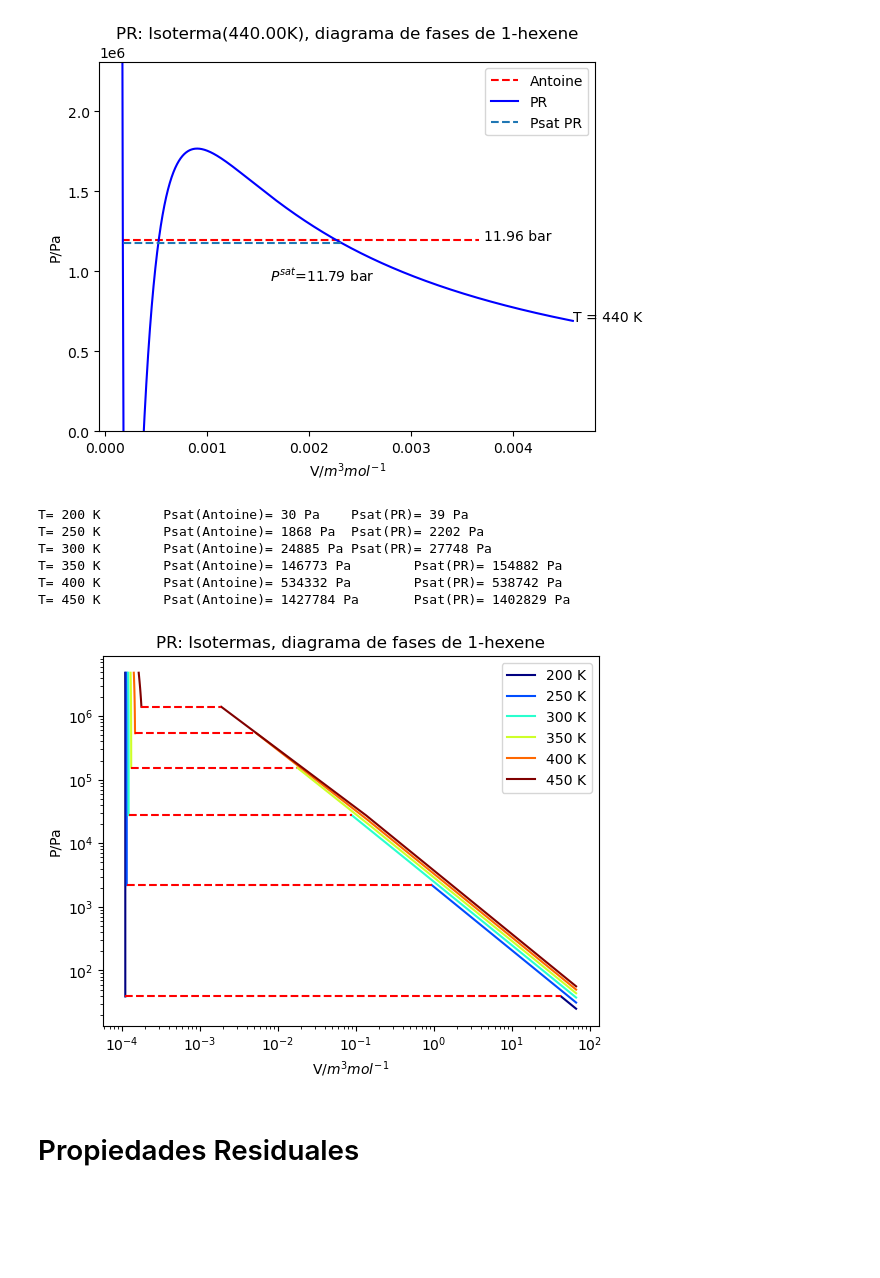
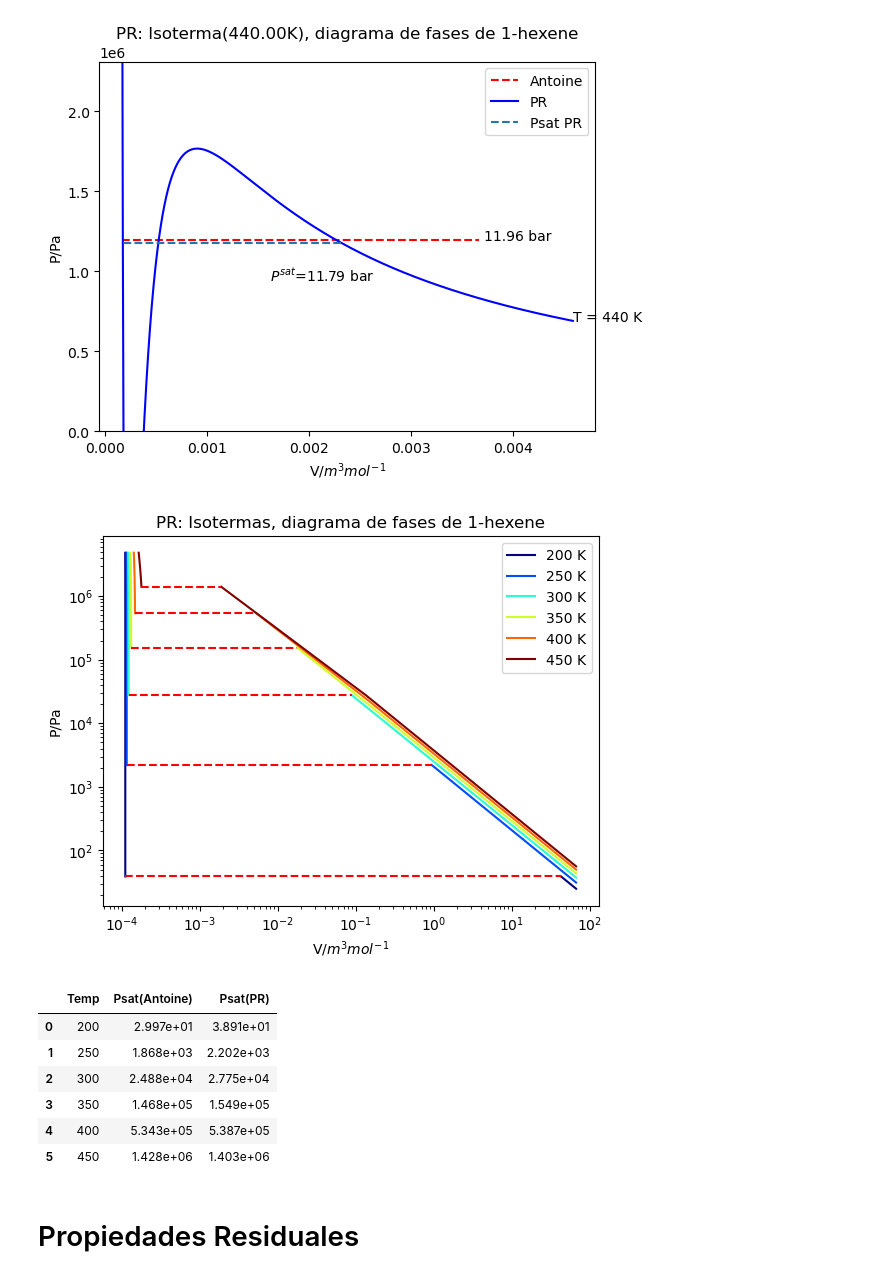
Before and after one commit to ChristianPh404/TQA, a Jupyter notebook: TQA (1).ipynb, the cells around one changed output. Cells and saved outputs as stored; diff of their text form; code cells hidden in the pictures; blank space fills up the shorter version.

```diff
--- a/TQA (1).ipynb
+++ b/TQA (1).ipynb
@@ -1863,49 +1873,66 @@ plt.show()
 # %% [output]
 [figure]
 # %%
-Temp=[200,250,300,350,400,450]
-# crea una variable iterator para cambiar el color de cada gráfica dentro de un mapa de colores: jet
-color = iter(cm.jet(np.linspace(0, 1, len(Temp))))
+import pandas as pd
+
+# Inicializa listas para almacenar resultados
+data = {'Temp': [], 'Psat(Antoine)': [], 'Psat(PR)': []}
+
+Temp = [200, 250, 300, 350, 400, 450]
+
 # Límites representación Pmax y Vmax
-Pmax=1.5*PC
-Vmax=1.2*R*Temp[0]/Pv(An,Temp[0])
+Pmax = 1.5 * PC
+Vmax = 1.2 * R * Temp[0] / Pv(An, Temp[0])
+
+# Crea el iterador de colores fuera del bucle
+color_iter = iter(cm.jet(np.linspace(0, 1, len(Temp))))
+
 plt.figure(1)
 for Ti in Temp:
     # Cálculo del Vmin a partir de Pmax y conversión a real. El menor valor es Vmin
-    Vmin=PR(P=Pmax,T=Ti)
+    Vmin = PR(P=Pmax, T=Ti)
     # La solución real es la correcta: busca la parte real con la imaginaria nula
-    Vmin=[v.real for v in Vmin if (v.imag==0)]
-    Vmin=Vmin[0]
+    Vmin = [v.real for v in Vmin if (v.imag == 0)]
+    Vmin = Vmin[0]
     # Calcula valores de la isoterma para representar
-    Psati=PsatPR(T=Ti)
-    print('T=',Ti,'K', end = '\t')
-    print('Psat(Antoine)=','%.0f' %(Pv(An,Ti)),'Pa\tPsat(PR)=','%.0f' %Psati,'Pa')
+    Psati = PsatPR(T=Ti)
+    # Almacena resultados en listas
+    data['Temp'].append(Ti)
+    data['Psat(Antoine)'].append(Pv(An, Ti))
+    data['Psat(PR)'].append(Psati)
     # Calcula las tres soluciones para V a Psat
-    Vsat3=PR(P=Psati,T=Ti)
-    VL=min(Vsat3)
-    VV=max(Vsat3)
-    V_graf1=np.linspace(Vmin,VL,100)
-    V_graf2=np.linspace(VV,Vmax,500)
-    P_graf1=PR(V=V_graf1,T=Ti)
-    P_graf2=PR(V=V_graf2,T=Ti)
+    Vsat3 = PR(P=Psati, T=Ti)
+    VL = min(Vsat3)
+    VV = max(Vsat3)
+    V_graf1 = np.linspace(Vmin, VL, 100)
+    V_graf2 = np.linspace(VV, Vmax, 500)
+    P_graf1 = PR(V=V_graf1, T=Ti)
+    P_graf2 = PR(V=V_graf2, T=Ti)
     # Representación de la isoterma
-    c=next(color)
-    plt.loglog(V_graf1,P_graf1,c=c) # se puede hacer la representación en escala doble logarítmica
-    plt.plot(V_graf2,P_graf2,c=c,label=str(Ti)+' K')
-    plt.plot([VL,VV],[Psati,Psati],'--r')
+    c = next(color_iter)
+    plt.loglog(V_graf1, P_graf1, c=c)
+    plt.plot(V_graf2, P_graf2, c=c, label=str(Ti) + ' K')
+    plt.plot([VL, VV], [Psati, Psati], '--r')
+
+# Crea DataFrame a partir de los resultados
+df = pd.DataFrame(data)
+
+# Muestra la leyenda fuera del bucle
+plt.legend()
 plt.xlabel('V/$m^3 mol^{-1}$')
 plt.ylabel('P/Pa')
-plt.title('PR: Isotermas, diagrama de fases de '+sustancia)
-plt.legend()
+plt.title('PR: Isotermas, diagrama de fases de ' + sustancia)
 plt.show()
+display(df)
 # %% [output]
-T= 200 K        Psat(Antoine)= 30 Pa    Psat(PR)= 39 Pa
-T= 250 K        Psat(Antoine)= 1868 Pa  Psat(PR)= 2202 Pa
-T= 300 K        Psat(Antoine)= 24885 Pa Psat(PR)= 27748 Pa
-T= 350 K        Psat(Antoine)= 146773 Pa        Psat(PR)= 154882 Pa
-T= 400 K        Psat(Antoine)= 534332 Pa        Psat(PR)= 538742 Pa
-T= 450 K        Psat(Antoine)= 1427784 Pa       Psat(PR)= 1402829 Pa
 [figure]
+|  | Temp | Psat(Antoine) | Psat(PR) |
+| 0 | 200 | 2.997e+01 | 3.891e+01 |
+| 1 | 250 | 1.868e+03 | 2.202e+03 |
+| 2 | 300 | 2.488e+04 | 2.775e+04 |
+| 3 | 350 | 1.468e+05 | 1.549e+05 |
+| 4 | 400 | 5.343e+05 | 5.387e+05 |
+| 5 | 450 | 1.428e+06 | 1.403e+06 |
 # %% [markdown]
 # Propiedades Residuales
 # %% [markdown]
```
Also changed, not shown: parts of 5 cells of this notebook.
